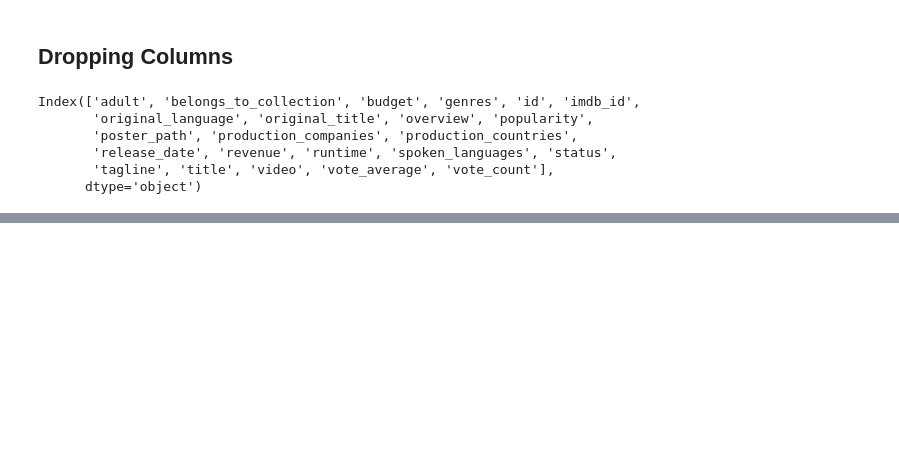
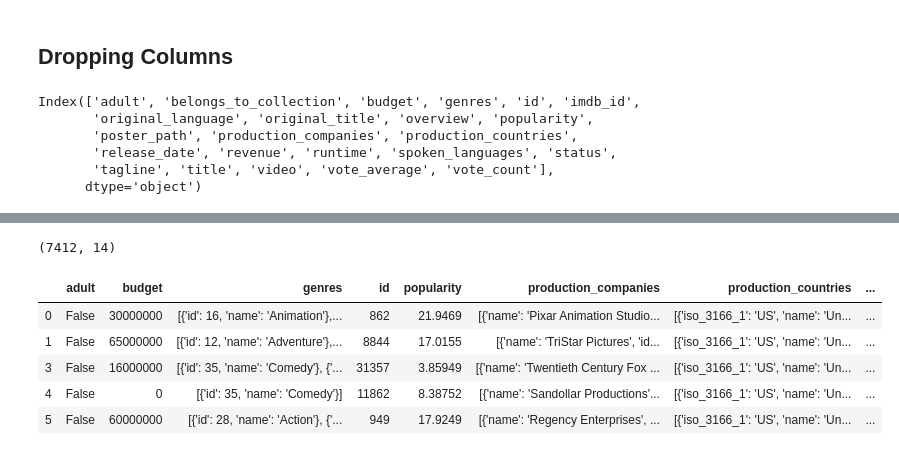
Before and after one commit to bmor2552/MovieProj, a Jupyter notebook: Official_Movie_Notebook.ipynb, the cells around one changed output, grey strips where cells are left out. Drawn from its saved outputs; the diff is of its cells as text; code cells hidden in the pictures; blank space fills up the shorter version.

```diff
--- a/Official_Movie_Notebook.ipynb
+++ b/Official_Movie_Notebook.ipynb
@@ -233,0 +262,20 @@ Index(['adult', 'budget', 'genres', 'id', 'popularity', 'production_companies',
+# %%
+# Lets see how many rows have a value for revenue and assign my df to it
+
+df = df.loc[df['revenue'] != 0]
+
+# As you will see below the rows have decreased to 7,412.
+# This value represents the data now having rows that the revenue is more than 0
+print(df.shape)
+# %% [output]
+(7412, 14)
+# %%
+# Taking a look at my new dataframe
+df.head()
+# %% [output]
+|  | adult | budget | genres | id | popularity | production_companies | production_countries | ... |
+| 0 | False | 30000000 | [{'id': 16, 'name': 'Animation'},... | 862 | 21.9469 | [{'name': 'Pixar Animation Studio... | [{'iso_3166_1': 'US', 'name': 'Un... | ... |
+| 1 | False | 65000000 | [{'id': 12, 'name': 'Adventure'},... | 8844 | 17.0155 | [{'name': 'TriStar Pictures', 'id... | [{'iso_3166_1': 'US', 'name': 'Un... | ... |
+| 3 | False | 16000000 | [{'id': 35, 'name': 'Comedy'}, {'... | 31357 | 3.85949 | [{'name': 'Twentieth Century Fox ... | [{'iso_3166_1': 'US', 'name': 'Un... | ... |
+| 4 | False | 0 | [{'id': 35, 'name': 'Comedy'}] | 11862 | 8.38752 | [{'name': 'Sandollar Productions'... | [{'iso_3166_1': 'US', 'name': 'Un... | ... |
+| 5 | False | 60000000 | [{'id': 28, 'name': 'Action'}, {'... | 949 | 17.9249 | [{'name': 'Regency Enterprises', ... | [{'iso_3166_1': 'US', 'name': 'Un... | ... |
```
Also changed, not shown: parts of 19 cells of this notebook.
